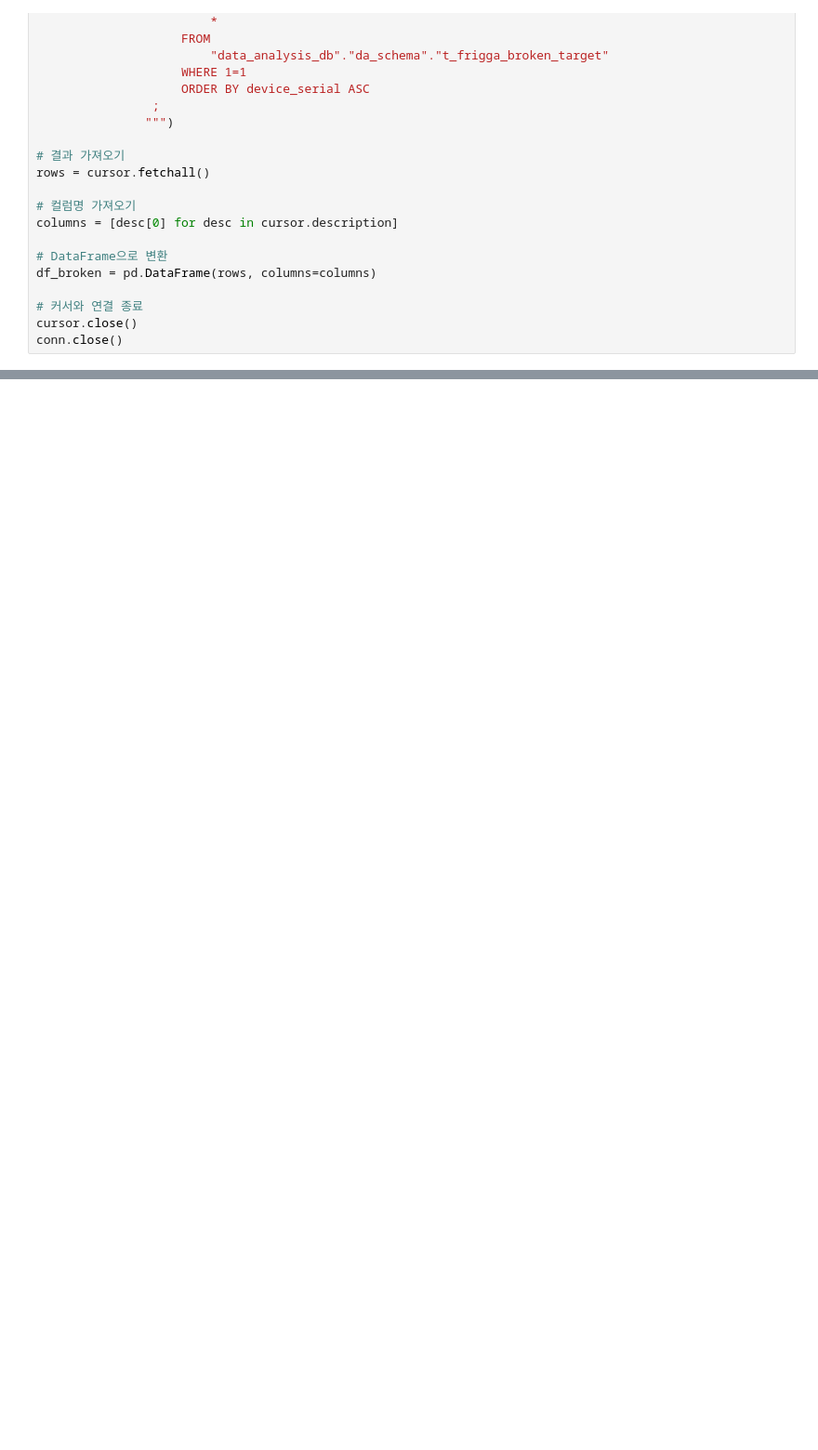
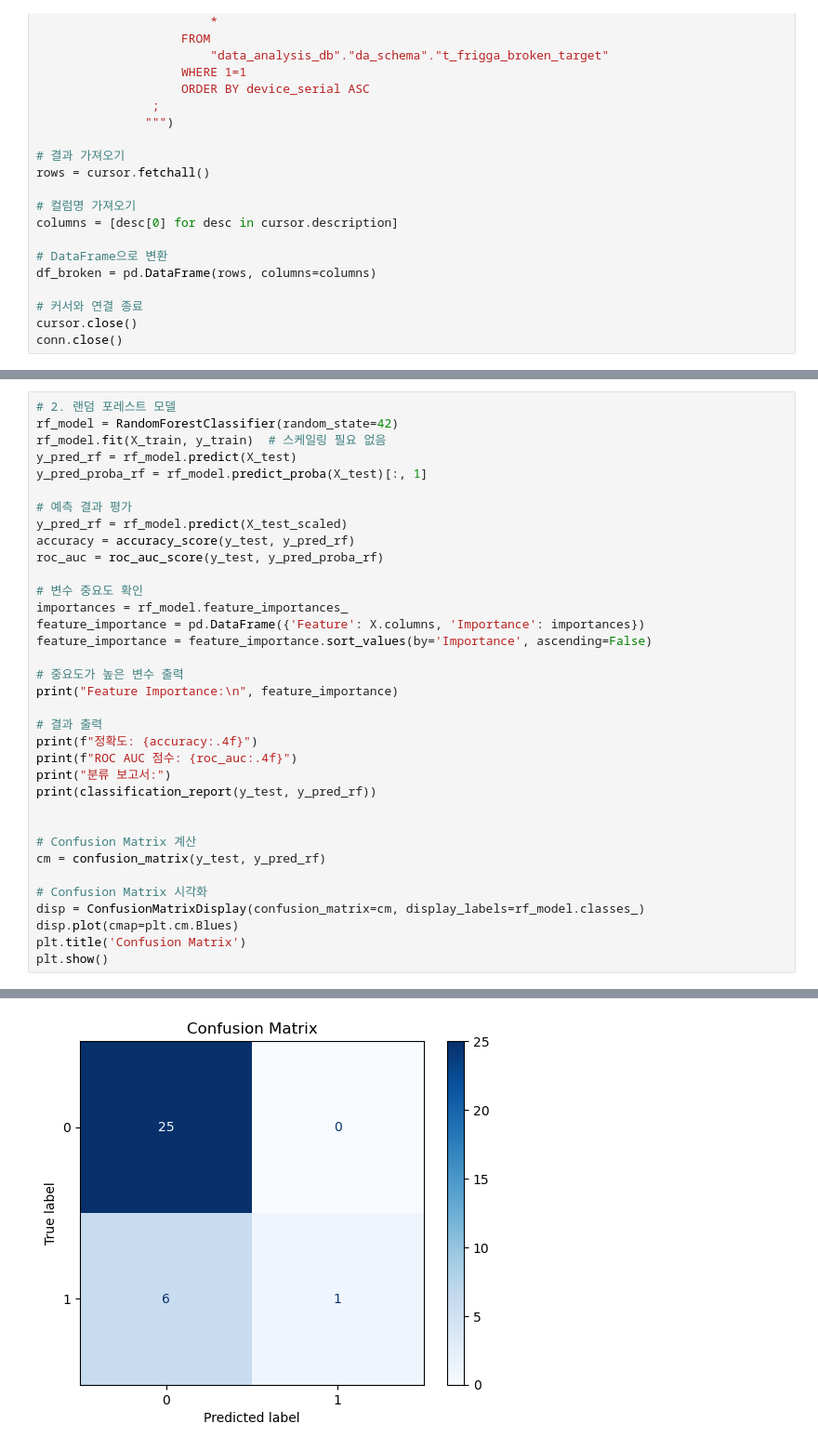
Before and after one commit to HOWSANG/p_ocean_poc_01, a Jupyter notebook: code/data_modeling_broken_250219.ipynb, the cells around one changed output, grey strips where cells are left out. Shown: that part at 93% size. Saved outputs shown, nothing was run; the diff lists cells and outputs as text; blank space fills up the shorter version.

```diff
--- a/code/data_modeling_broken_250219.ipynb
+++ b/code/data_modeling_broken_250219.ipynb
@@ -75,0 +162,36 @@ df_broken
+# %%
+# 2. 랜덤 포레스트 모델
+rf_model = RandomForestClassifier(random_state=42)
+rf_model.fit(X_train, y_train)  # 스케일링 필요 없음
+y_pred_rf = rf_model.predict(X_test)
+y_pred_proba_rf = rf_model.predict_proba(X_test)[:, 1]
+
+# 예측 결과 평가
+y_pred_rf = rf_model.predict(X_test_scaled)
+accuracy = accuracy_score(y_test, y_pred_rf)
+roc_auc = roc_auc_score(y_test, y_pred_proba_rf)
+
+# 변수 중요도 확인
+importances = rf_model.feature_importances_
+feature_importance = pd.DataFrame({'Feature': X.columns, 'Importance': importances})
+feature_importance = feature_importance.sort_values(by='Importance', ascending=False)
+
+# 중요도가 높은 변수 출력
+print("Feature Importance:\n", feature_importance)
+
+# 결과 출력
+print(f"정확도: {accuracy:.4f}")
+print(f"ROC AUC 점수: {roc_auc:.4f}")
+print("분류 보고서:")
+print(classification_report(y_test, y_pred_rf))
+
+
+# Confusion Matrix 계산
+cm = confusion_matrix(y_test, y_pred_rf)
+
+# Confusion Matrix 시각화
+disp = ConfusionMatrixDisplay(confusion_matrix=cm, display_labels=rf_model.classes_)
+disp.plot(cmap=plt.cm.Blues)
+plt.title('Confusion Matrix')
+plt.show()
+# %% [output]
@@ -75,0 +215 @@ df_broken
+[figure, added]
```
Also changed, not shown: parts of 16 cells of this notebook, 3 other files.
